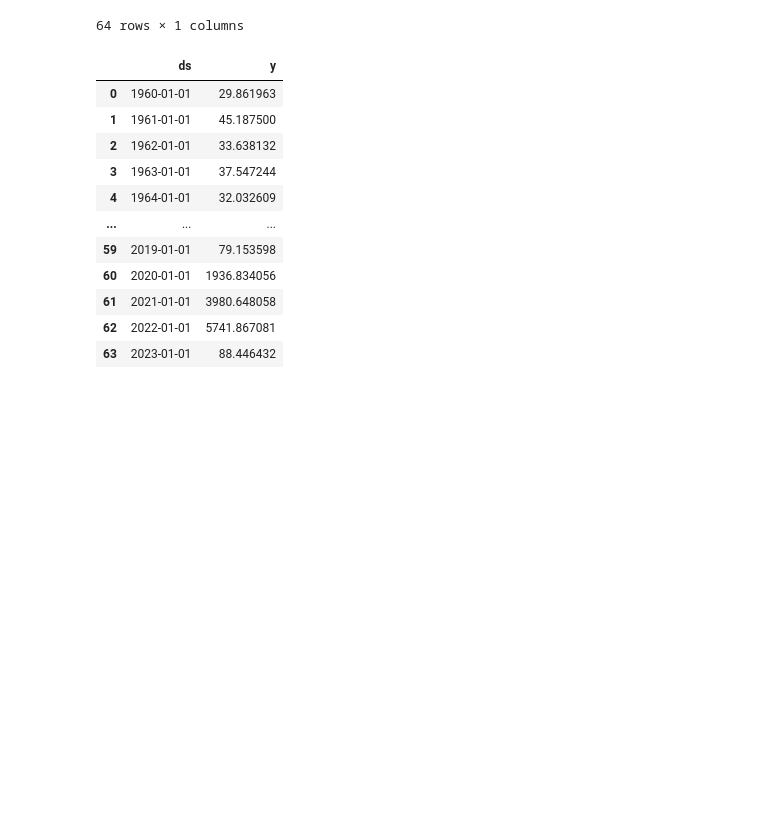
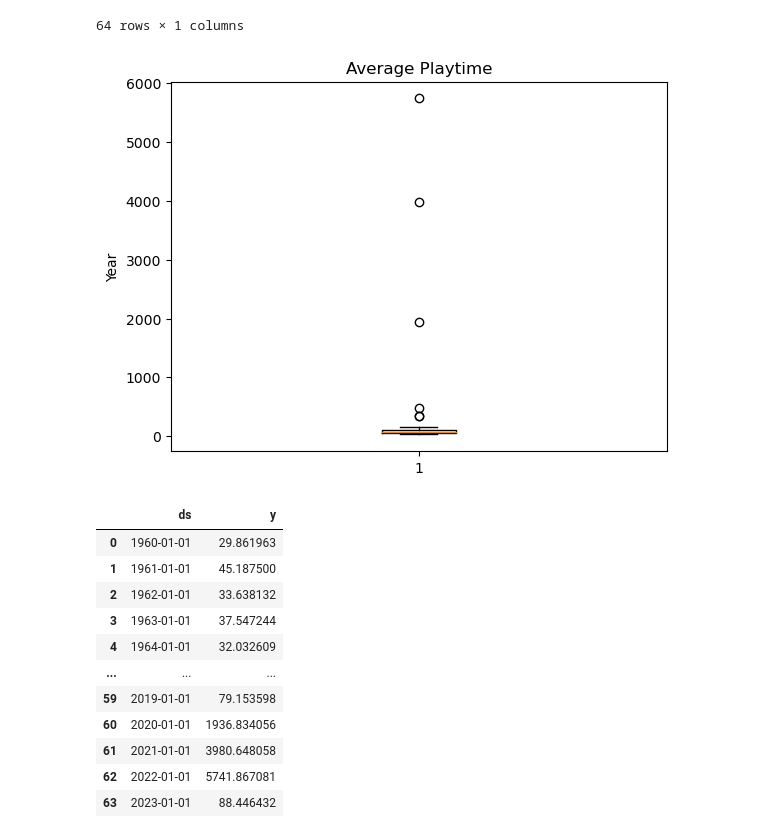
Before and after one commit to trapperkreeper/Project1, a Jupyter notebook: analysis_ike.ipynb, the cells around one changed output. Cells and saved outputs as stored; diff of their text form; code cells hidden in the pictures; blank space fills up the shorter version.

Commit message:
box plot attempt

```diff
--- a/analysis_ike.ipynb
+++ b/analysis_ike.ipynb
@@ -298,6 +298,14 @@ average_playingtime_pivot
 | 2022 | 5741.867081 |
 | 2023 | 88.446432 |
 64 rows × 1 columns
+# %%
+fig1, ax1 = plt.subplots()
+ax1.set_title('Average Playtime')
+ax1.set_ylabel('Year')
+ax1.boxplot(average_playingtime_pivot)
+plt.show()
+# %% [output]
+[figure, added]
 # %%
 #reset index prepare for prophet
 average_playingtime_pivot.reset_index(inplace=True)
```
